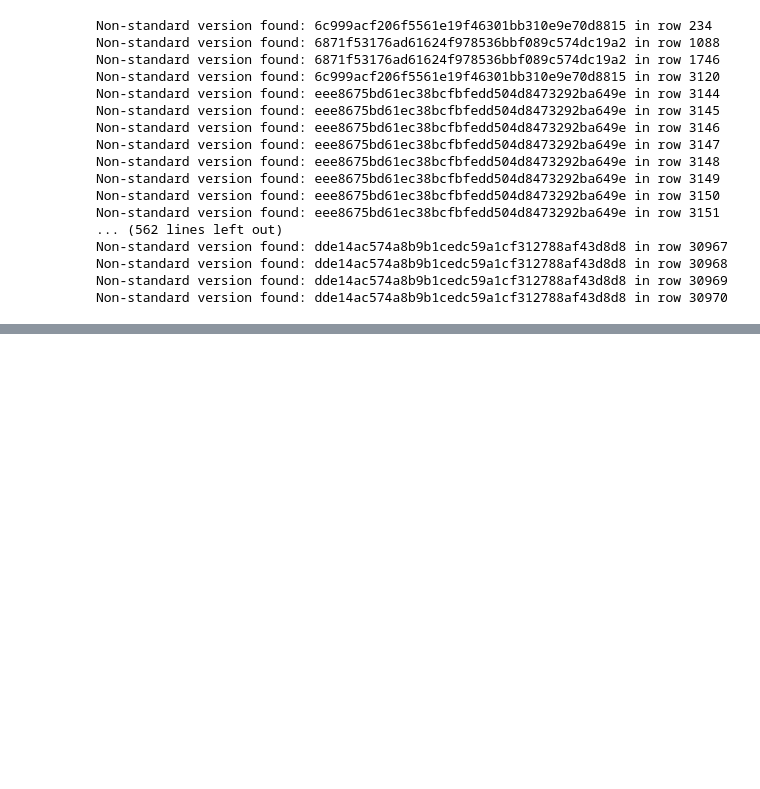
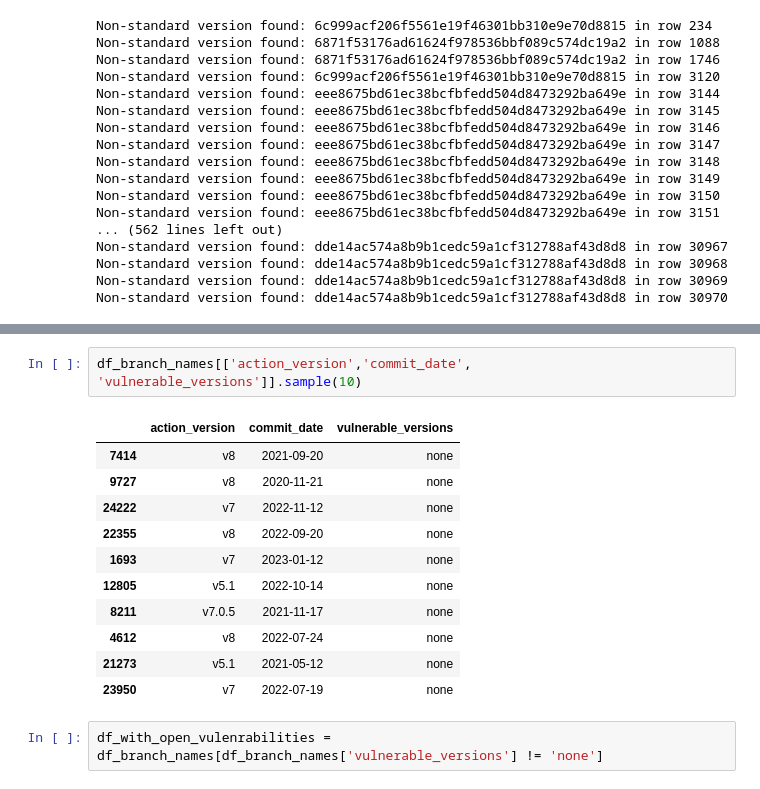
Before and after one commit to Vaibhav150123045/pipeline-level-analysis-main, a Jupyter notebook: analysis.ipynb, the cells around one changed output, grey strips where cells are left out. Drawn from its saved outputs; the diff is of its cells as text; blank space fills up the shorter version.

```diff
--- a/analysis.ipynb
+++ b/analysis.ipynb
@@ -522,0 +604,16 @@ Non-standard version found: 6871f53176ad61624f978536bbf089c574dc19a2 in row 1949
+# %%
+df_branch_names[['action_version','commit_date', 'vulnerable_versions']].sample(10)
+# %% [output]
+|  | action_version | commit_date | vulnerable_versions |
+| 7414 | v8 | 2021-09-20 | none |
+| 9727 | v8 | 2020-11-21 | none |
+| 24222 | v7 | 2022-11-12 | none |
+| 22355 | v8 | 2022-09-20 | none |
+| 1693 | v7 | 2023-01-12 | none |
+| 12805 | v5.1 | 2022-10-14 | none |
+| 8211 | v7.0.5 | 2021-11-17 | none |
+| 4612 | v8 | 2022-07-24 | none |
+| 21273 | v5.1 | 2021-05-12 | none |
+| 23950 | v7 | 2022-07-19 | none |
+# %%
+df_with_open_vulenrabilities = df_branch_names[df_branch_names['vulnerable_versions'] != 'none']
```
Also changed, not shown: parts of 21 cells of this notebook.
